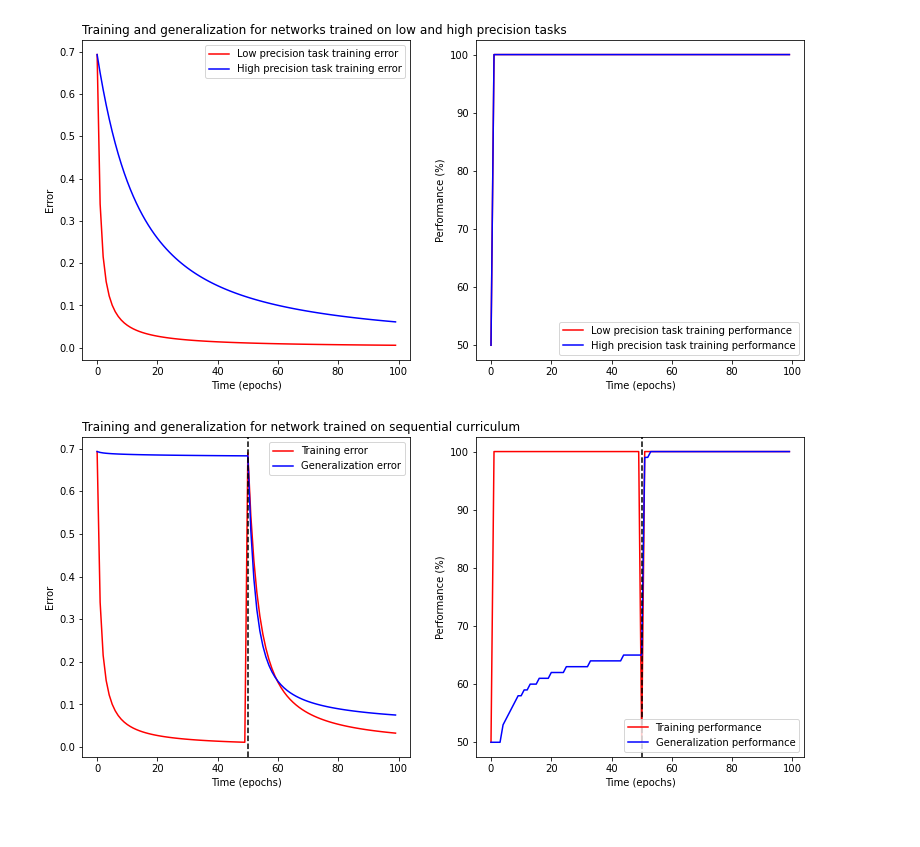
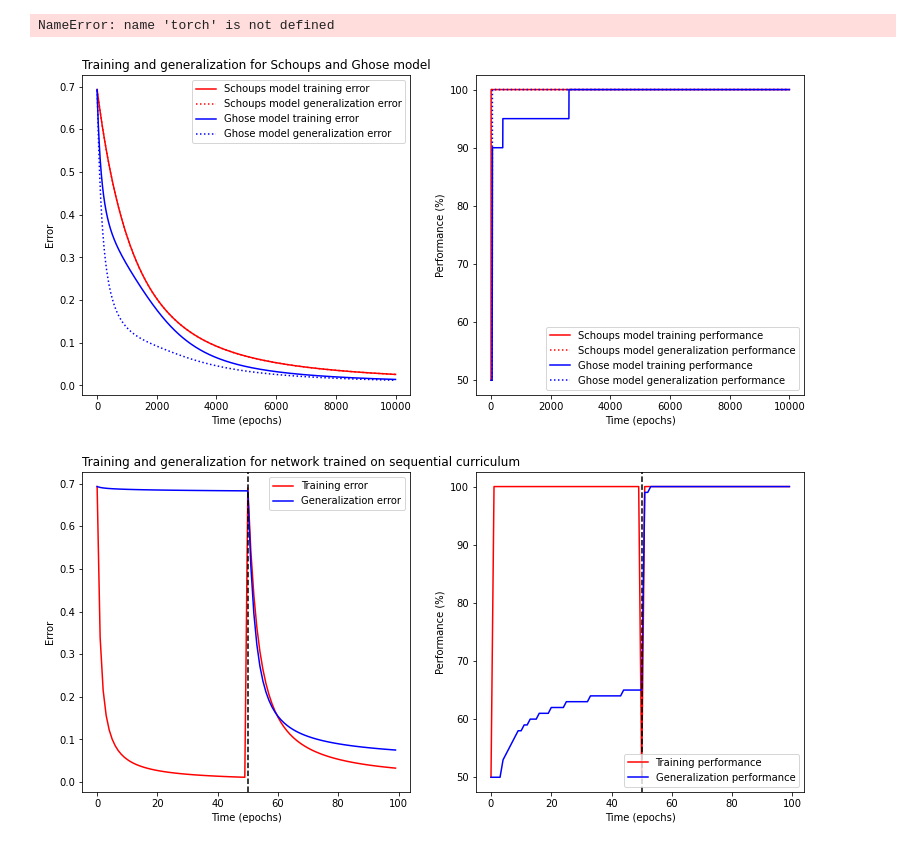
Before and after one commit to pacochow/Modelling-vpl, a Jupyter notebook: Convolutional_neural_network.ipynb, the cells around one changed output. Cells and saved outputs as stored; diff of their text form; code cells hidden in the pictures.

```diff
--- a/Convolutional_neural_network.ipynb
+++ b/Convolutional_neural_network.ipynb
@@ -277,0 +21,31 @@ net2.mean_train(100, optimizer, np.pi/16, 100)
+# %%
+v1_weight_scale = 1
+phase_weight_scale = 0.01
+v4_weight_scale = 1
+
+np.random.seed(0)
+torch.manual_seed(0)
+
+schoups_net = Conv_model.convnet(
+    input_size = 33, v1_size = 11, v1_orientation_number = 32, v4_size = 11, v4_stride = 4,
+    v4_orientation_number = 16, phis_sfs = 4, phis = True, sfs = False, training_size = 20, alpha = 0.01,
+    v1_rescale = v1_weight_scale, phase_rescale = phase_weight_scale, v4_rescale = v4_weight_scale)
+# schoups_net.to(schoups_net.device)
+schoups_net.transfer_inputting(-np.pi/60, np.pi/60, 11, 11, random_sf = False)
+schoups_net.desired_outputting()
+optimizer = optim.SGD(schoups_net.parameters(), lr = schoups_net.alpha)
+schoups_net.train(10, optimizer)
+
+# np.random.seed(0)
+# torch.manual_seed(0)
+
+# ghose_net = LCN_model.LCN(
+#     input_size = 33, v1_size = 11, v1_orientation_number = 32, v4_size = 11, v4_stride = 6,
+#     v4_orientation_number = 16, phis_sfs = 4, training_size = 20, phis = True, sfs = False, alpha = 0.01, rescale = 50)
+# # ghose_net.to(ghose_net.device)
+# ghose_net.transfer_inputting(-np.pi/18, np.pi/18, 11, 11, random_sf = False)
+# ghose_net.desired_outputting()
+# optimizer = optim.SGD(ghose_net.parameters(), lr = ghose_net.alpha)
+# ghose_net.train(5000, optimizer)
+# %% [output]
+NameError: name 'torch' is not defined
@@ -278,23 +115,23 @@ net2.mean_train(100, optimizer, np.pi/16, 100)
 # %%
 plt.figure(figsize = [20, 20])
 plt.subplot(3, 3, 1)
-net.plot_training_error('red')
-# net.plot_generalization_error("maroon")
-net2.plot_training_error('blue')
-# net2.plot_generalization_error("darkblue")
-plt.legend(["Low precision task training error",
-            "High precision task training error"]);
-plt.title("Training and generalization for networks trained on low and high precision tasks", loc = "left")
+schoups_net.plot_training_error('red')
+schoups_net.plot_generalization_error('red')
+ghose_net.plot_training_error('blue')
+ghose_net.plot_generalization_error('blue')
+plt.legend(["Schoups model training error", "Schoups model generalization error", "Ghose model training error",
+            "Ghose model generalization error"]);
+plt.title("Training and generalization for Schoups and Ghose model", loc = "left")
 
 plt.subplot(3, 3, 2)
-net.plot_training_performance('red')
-# net.plot_generalization_performance("maroon")
-net2.plot_training_performance('blue')
-# net2.plot_generalization_performance("darkblue")
-plt.legend(["Low precision task training performance",
-            "High precision task training performance"]);
+schoups_net.plot_training_performance('red')
+schoups_net.plot_generalization_performance('red')
+ghose_net.plot_training_performance('blue')
+ghose_net.plot_generalization_performance('blue')
+plt.legend(["Schoups model training performance", "Schoups model generalization performance",
+            "Ghose model training performance", "Ghose model generalization performance"]);
 # %% [output]
-[figure, old version]
+[figure, new version]
 # %%
 net3 = convnet(33, 6, 11, 2, alpha = 0.0001)
 optimizer = optim.SGD(net3.parameters(), lr = net3.alpha)
```
Also changed, not shown: parts of 34 cells of this notebook, 12 other files.
